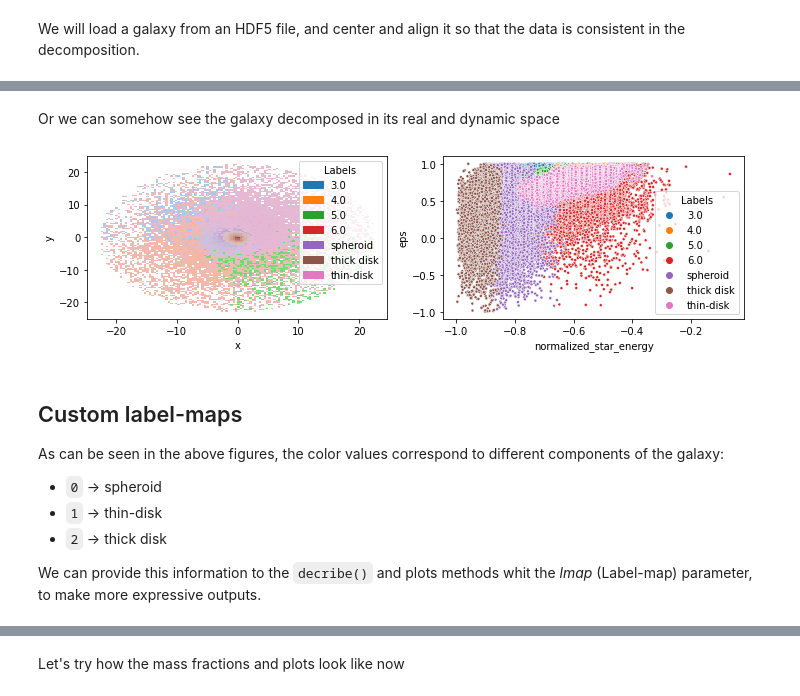
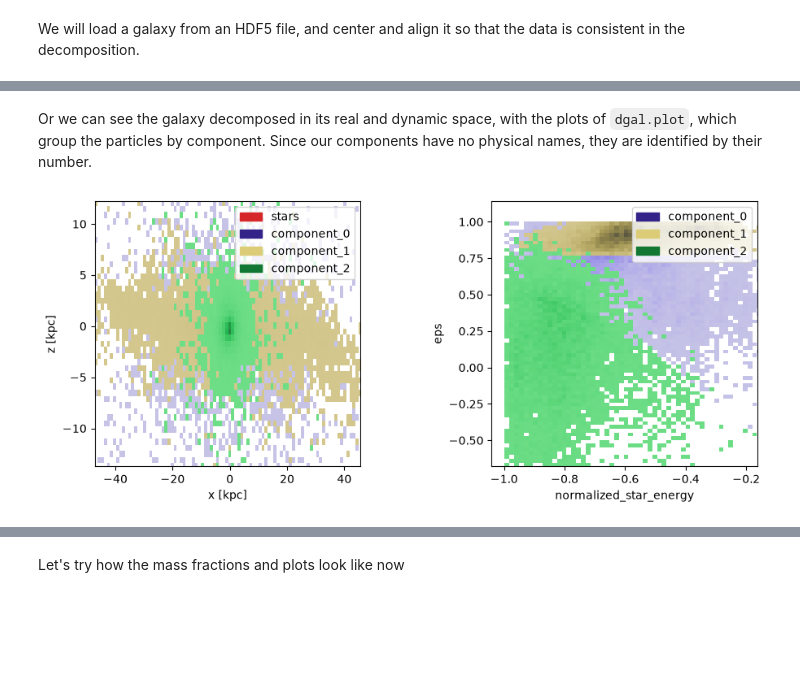
Before and after one commit to vcristiani/galaxy-chop, a Jupyter notebook: docs/source/tutorials/decomposers.ipynb, the cells around one changed output, grey strips where cells are left out. Cells and saved outputs as stored; diff of their text form; code cells hidden in the pictures; blank space fills up the shorter version.

```diff
--- a/docs/source/tutorials/decomposers.ipynb
+++ b/docs/source/tutorials/decomposers.ipynb
@@ -145,7 +109,7 @@ So our decomposer can be extended with the following code.
 import numpy as np
 
 
-class BGM(DynamicStarsDecomposerMixin, GalaxyDecomposerABC):
+class BGM(GalaxyDecomposerABC):
     # declare the hyper-parameters
     # most of the default values are the same of the
     # BayesianGaussianMixture class
@@ -171,7 +135,7 @@ class BGM(DynamicStarsDecomposerMixin, GalaxyDecomposerABC):
     verbose_interval = hparam(default=10)
 
     attributes = hparam(
-        default=("normalized_star_energy", "eps", "eps_r", "x", "y", "z"),
+        default=("normalized_star_energy", "eps", "eps_r"),
         converter=tuple,
     )
 
@@ -234,6 +198,6 @@ hyper-parameters as we wish.
 
 In our case we will only set the `random_state`-seed.
 # %%
-bgm = BGM(random_state=42, attributes=["z"])
+bgm = BGM(random_state=42)
 bgm
 # %% [output]
@@ -243,6 +207,6 @@ We will load a galaxy from an HDF5 file, and center and align it so that the
 data is consistent in the decomposition.
 # %%
 gal = gchop.io.read_hdf5("gal394242.h5")
-gal = gchop.preproc.center_and_align(gal)
+gal = gchop.preproc.center_and_align(gal, r_cut=30)
 gal
 # %% [output]
@@ -253,4 +223,4 @@ and we will store the components in a `comp` variable.
 # %%
-comp = bgm.decompose(gal)
-comp
+dgal = bgm.decompose(gal)
+dgal
 # %% [output]
@@ -272,25 +251,15 @@ comp.describe()
 # %% [markdown]
-Or we can somehow see the galaxy decomposed in its real and dynamic space
+Or we can see the galaxy decomposed in its real and dynamic space, with
+the plots of `dgal.plot`, which group the particles by component.
+Since our components have no physical names, they are identified by their number.
 # %%
 import matplotlib.pyplot as plt
 
-fig, axs = plt.subplots(1, 2, figsize=(10, 3))
+fig, axs = plt.subplots(1, 2, figsize=(10, 4))
 
-gal.plot.hist("x", "y", labels=comp, ax=axs[0])
-gal.plot.sdyn_hist("normalized_star_energy", y="eps", ax=axs[1], labels=comp)
+dgal.plot.hist2d("x", y="z", ptypes=["stars"], ax=axs[0])
+dgal.plot.sdyn_hist2d("normalized_star_energy", y="eps", ax=axs[1])
 
 plt.tight_layout()
 # %% [output]
-[figure, old version]
+[figure, new version]
-# %% [markdown]
-## Custom label-maps
-
-As can be seen in the above figures, the color values
-correspond to different components of the galaxy:
-
-- `0` -> spheroid
-- `1` -> thin-disk
-- `2` -> thick disk
-
-We can provide this information to the `decribe()` and plots methods whit the
-*lmap* (Label-map) parameter, to make more expressive outputs.
```
Also changed, not shown: parts of 25 cells of this notebook, 4 other files.
